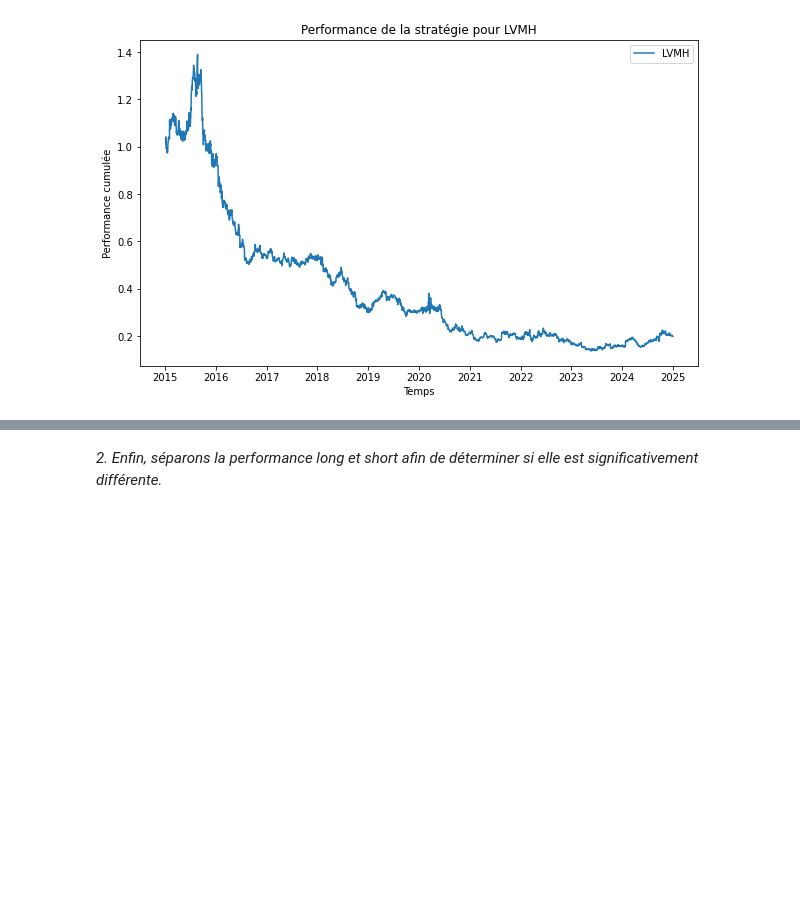
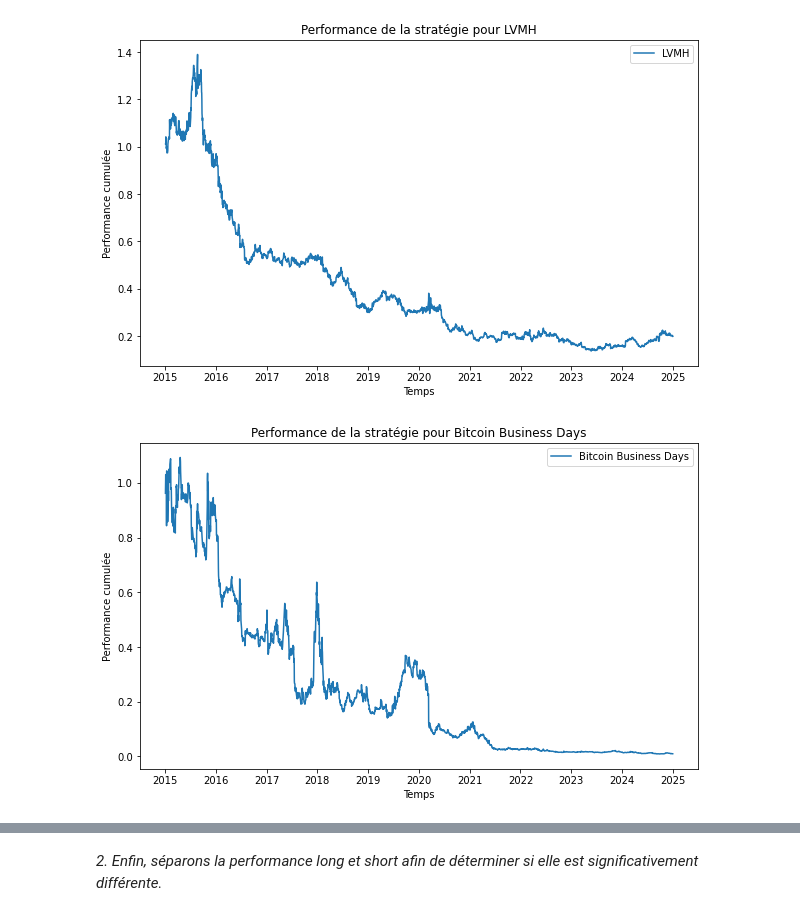
Before and after one commit to ethantrentin/Markets-Physic, a Jupyter notebook: TP1.ipynb, the cells around one changed output, grey strips where cells are left out. Saved outputs shown, nothing was run; the diff lists cells and outputs as text; code cells hidden in the pictures; blank space fills up the shorter version.

```diff
--- a/TP1.ipynb
+++ b/TP1.ipynb
@@ -843,3 +862,10 @@ Try using .loc[row_indexer,col_indexer] = value instead
 See the caveats in the documentation: https://pandas.pydata.org/pandas-docs/stable/user_guide/indexing.html#returning-a-view-versus-a-copy
   LVMH_daily["Strategy Returns"] = apply_strategy(LVMH_daily["Log Returns"])
 [figure]
+# %%
+# Pour le Bitcoin, d'abord en enlevant les week-ends pour comparer les stratégies :
+BTC_daily_BD = BTC_daily.resample("B").last()
+BTC_daily_BD["Strategy Returns"] = apply_strategy(BTC_daily_BD["Log Returns"])
+plot_performance(BTC_daily_BD["Strategy Returns"], "Bitcoin Business Days")
+# %% [output]
+[figure, added]
```
Also changed, not shown: parts of 5 cells of this notebook.
